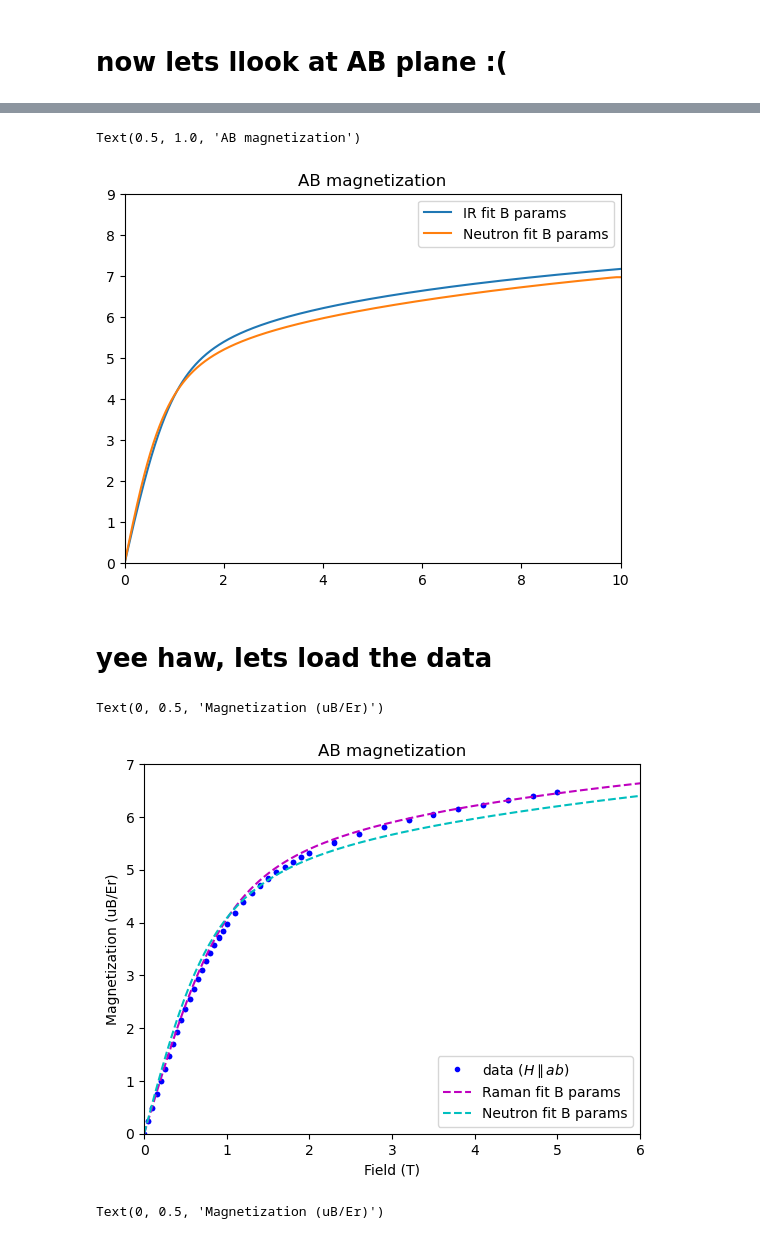
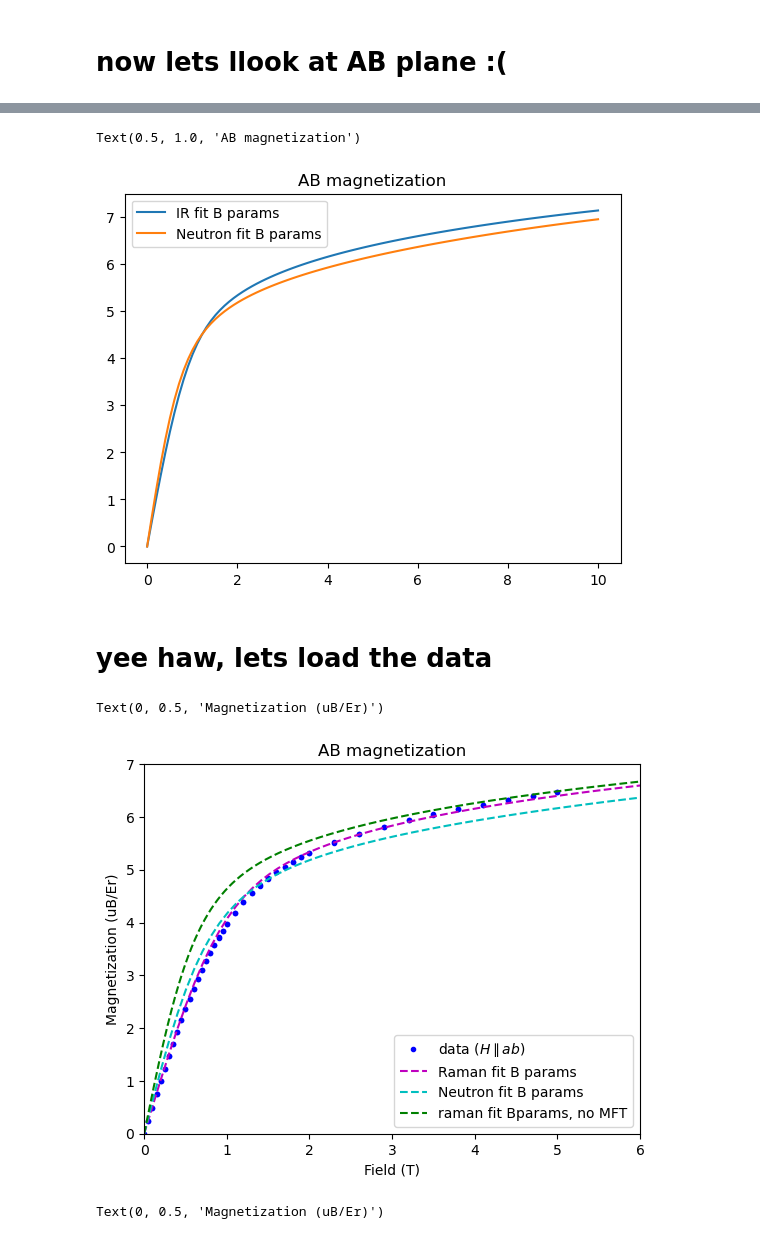
Before and after one commit to hrwhitelock/CES_magnetoOptical, a Jupyter notebook: CES_Mag_fromPCF.ipynb, the cells around one changed output, grey strips where cells are left out. Cells and saved outputs as stored; diff of their text form; code cells hidden in the pictures.

```diff
--- a/CES_Mag_fromPCF.ipynb
+++ b/CES_Mag_fromPCF.ipynb
@@ -42,7 +42,7 @@ q= 6
 B20 = -0.03265325 # init = -0.03559)
 B40 = -0.0003849 # fixed)
 B43 = -0.01393 # fixed)
-B60 =  3.054e-06 # fixed)
+B60 =  3.035e-6 #3.054e-06 # fixed) # this B60 param determined from field induced transition
 B63 = -8.4011e-07 # init = -4.695e-06)
 B66 =  3.3815e-05 # fixed)
 
@@ -67,7 +67,7 @@ AllenErObj = cef.CFLevels.Bdict(ion,AllenBparams)
 # %%
 #first do me
 
-field = [[0,0,b] for b in np.linspace(0,10,100000)]
+field = [[0,0,b] for b in np.linspace(0,15,10000000)]
 magMe_C = np.array([MyErObj.magnetization(ion, temperature, f) for f in field]).T
 
 magAllen_C = np.array([AllenErObj.magnetization(ion, temperature, f) for f in field]).T
@@ -147,6 +144,8 @@ Text(0, 0.5, 'magnetization')
 # %% [markdown]
 # now lets llook at AB plane :(
 # %%
+ffine = np.linspace(0,15, 10000)
+f = np.linspace(0,10, 100)
 field = [[b,0,0] for b in ffine]
 magMe = np.array([MyErObj.magnetization(ion, temperature, f) for f in field]).T
 field = np.array(field).T
@@ -156,3 +155,4 @@ field = np.array(field).T
 field = [[b,0,0] for b in ffine]
 magAllen = np.array([AllenErObj.magnetization(ion, temperature, f) for f in field]).T
 field = np.array(field).T
+f
@@ -159,29 +180,29 @@ field = np.array(field).T
 # %%
 mme = magMe[0]
 mAllen = magAllen[0]
 
 
 Jperp = -0.2e-3 #meV
 Jz = -2.4e-3 #meV
 q= 6
 
 # define lamb for CES
 lambAB = Jperp
 lambC = Jz
 
 maxi = 10
 
-mft_mZ_me = MolecularFieldTheory(f, ffine, mme, lambAB*-2)
-mft_mZ_Allen = MolecularFieldTheory(f, ffine, mAllen, lambAB)
-plt.plot(f, -1*mft_mZ_me, label = 'IR fit B params')
-plt.plot(f, -1*mft_mZ_Allen, label = 'Neutron fit B params')
-plt.xlim(0,10)
-plt.ylim(0,9)
+mft_mZ_me = MolecularFieldTheory(f, ffine, -mme, lambAB*4.5)
+mft_mZ_Allen = MolecularFieldTheory(f, ffine, -mAllen, lambAB)
+plt.plot(f, 1*mft_mZ_me, label = 'IR fit B params')
+plt.plot(f, 1*mft_mZ_Allen, label = 'Neutron fit B params')
+# plt.xlim(0,10)
+# plt.ylim(0,9)
 plt.legend()
 plt.title('AB magnetization')
 # %% [output]
 Text(0.5, 1.0, 'AB magnetization')
-[figure, old version]
+[figure, new version]
 # %% [markdown]
 # yee haw, lets load the data
 # %%
@@ -201,9 +222,9 @@ CESMHdata = np.genfromtxt('/Users/hopeless/Desktop/LeeLab/data/CsErSe2_data/CsEr
                        delimiter='\t', unpack=True, skip_header=1)
 # %%
 plt.plot(CESMHdata[0]/1e4,CESMHdata[1], 'b.', label='data ($H \\parallel ab$)')
-plt.plot(f, -1*mft_mZ_me, '--m', label = 'Raman fit B params')
-plt.plot(f, -1*mft_mZ_Allen, '--c',label = 'Neutron fit B params')
-# plt.plot(f, -1*mme, '--g', label = 'raman fit Bparams, no MFT')
+plt.plot(f, mft_mZ_me, '--m', label = 'Raman fit B params')
+plt.plot(f, mft_mZ_Allen, '--c',label = 'Neutron fit B params')
+plt.plot(ffine, -1*mme, '--g', label = 'raman fit Bparams, no MFT')
 plt.xlim(0,6)
 plt.ylim(0,7)
 plt.legend()
@@ -213,7 +234,7 @@ plt.ylabel('Magnetization (uB/Er)')
 # plt.plot(CESMHdata[6]/1e4,CESMHdata[7],label='data ($H \\parallel c$)')
 # %% [output]
 Text(0, 0.5, 'Magnetization (uB/Er)')
-[figure, old version]
+[figure, new version]
 # %%
 plt.plot(CESMHdata[6]/1e4,CESMHdata[7],'b.', label='data ($H \\parallel c$)')
 plt.plot(f, mft_mZ_me_C, '-m', label = 'Raman fit B params')
```
Also changed, not shown: parts of 5 cells of this notebook, 2 other files.
